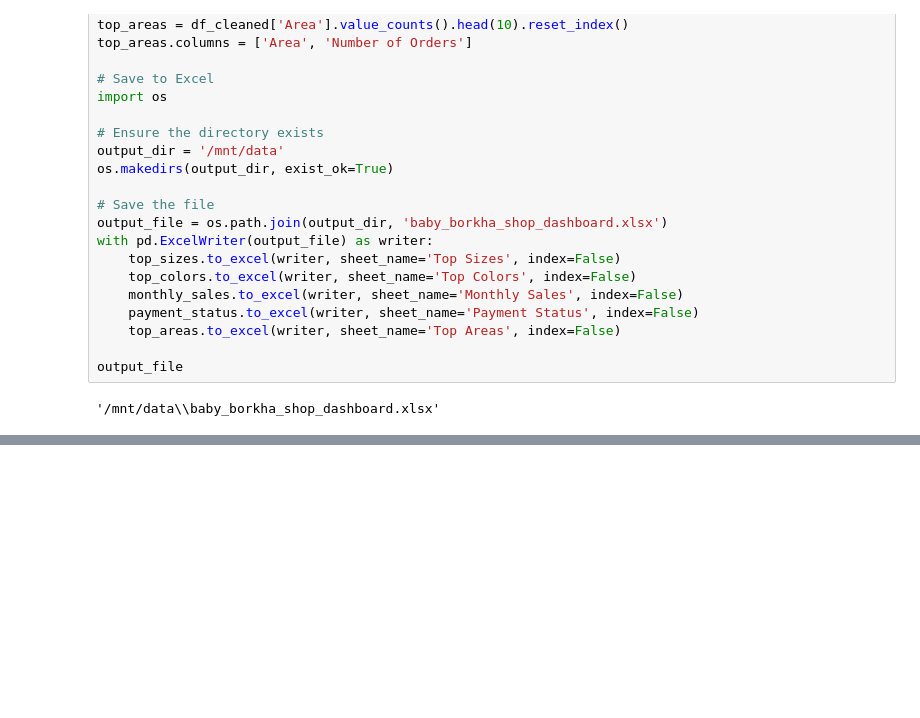
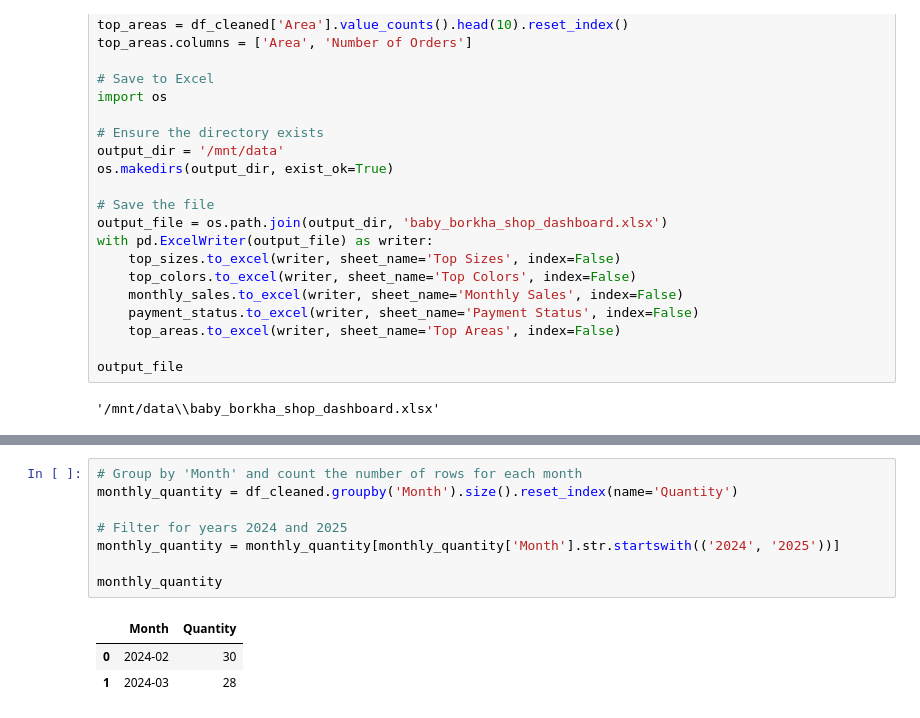
Before and after one commit to ashraful009/ML_final_project, a Jupyter notebook: sell.ipynb, the cells around one changed output, grey strips where cells are left out. Cells and saved outputs as stored; diff of their text form; blank space fills up the shorter version.

```diff
--- a/sell.ipynb
+++ b/sell.ipynb
@@ -197,0 +257,12 @@ output_file
+# %%
+# Group by 'Month' and count the number of rows for each month
+monthly_quantity = df_cleaned.groupby('Month').size().reset_index(name='Quantity')
+
+# Filter for years 2024 and 2025
+monthly_quantity = monthly_quantity[monthly_quantity['Month'].str.startswith(('2024', '2025'))]
+
+monthly_quantity
+# %% [output]
+|  | Month | Quantity |
+| 0 | 2024-02 | 30 |
+| 1 | 2024-03 | 28 |
```
Also changed, not shown: parts of 8 cells of this notebook.
